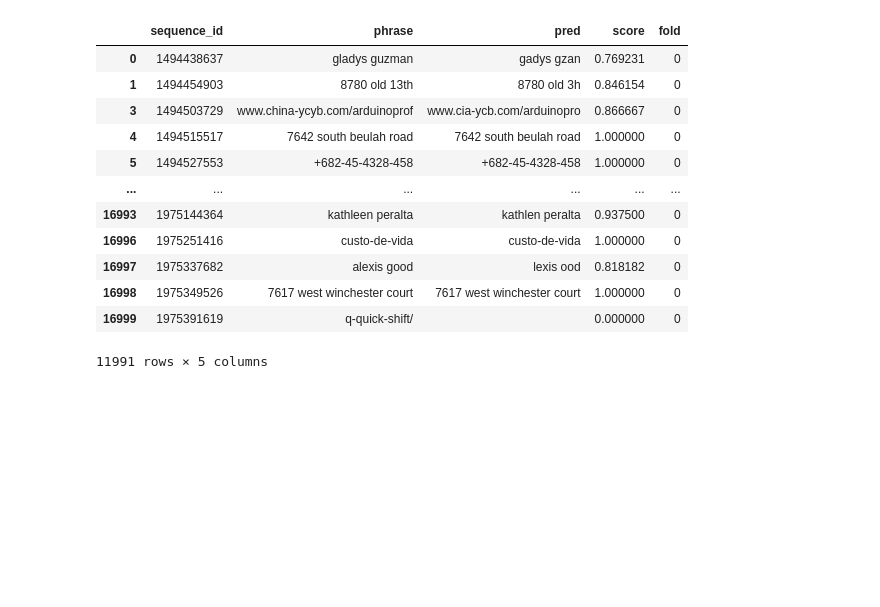
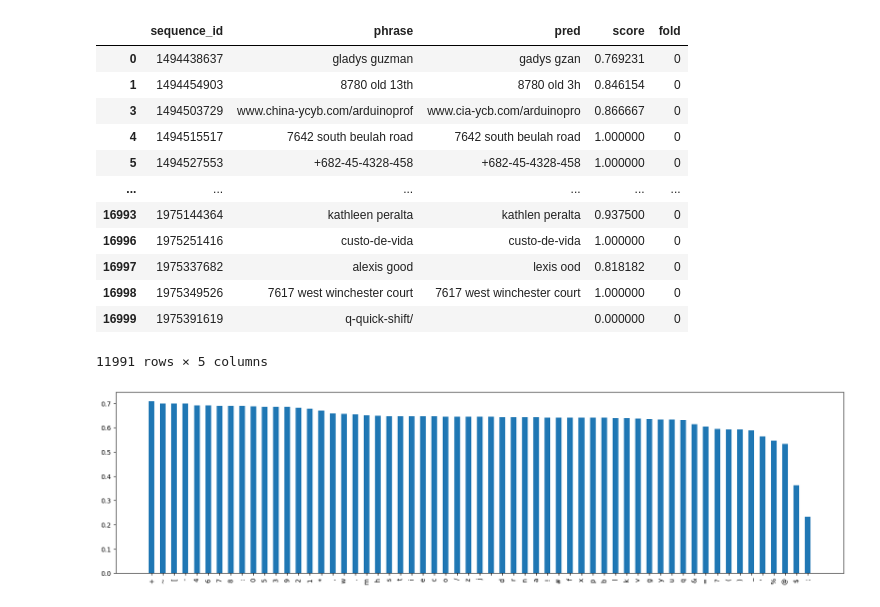
Before and after one commit to Luka-Magic/kaggle_asl2, a Jupyter notebook: exp/exp0007/check_oof.ipynb, the cells around one changed output. Drawn from its saved outputs; the diff is of its cells as text; code cells hidden in the pictures; blank space fills up the shorter version.

```diff
--- a/exp/exp0007/check_oof.ipynb
+++ b/exp/exp0007/check_oof.ipynb
@@ -306,3 +306,39 @@ oof_del_df
 | 16998 | 1975349526 | 7617 west winchester court | 7617 west winchester court | 1.000000 | 0 |
 | 16999 | 1975391619 | q-quick-shift/ |  | 0.000000 | 0 |
 11991 rows × 5 columns
+# %%
+import json
+with open('/Users/nakagawaayato/compe/kaggle/asl2/data/original_data/character_to_prediction_index.json', 'r') as f:
+    char2num = json.load(f)
+# %%
+char_oof_df = oof_df[['sequence_id', 'phrase', 'pred', 'score']]
+char_columns = [f'column_{i}' for i in range(len(char2num))]
+char_oof_df.loc[:, char_columns] = 0
+char_oof_df
+from collections import Counter
+from tqdm.notebook import tqdm
+tqdm.pandas()
+def f(x):
+    char_count = Counter(list(x))
+    count_list = [char_count[char] if char in char_count else 0 for char in char2num.keys()]
+    return count_list
+
+char_oof_df.iloc[:, 4:] = char_oof_df.apply(lambda x:f(x['phrase']), axis=1, result_type='expand')
+char_oof_df.loc[:, char_columns] = char_oof_df[char_columns].astype(int)
+char_df = pd.DataFrame(columns=['char', 'score_mean', 'score_count'])
+char_df['char'] = char2num.keys()
+for char, char_id in char2num.items():
+    char_df.loc[char_id, 'score_mean'] = (char_oof_df[f'column_{char_id}'] * char_oof_df['score']).sum() / char_oof_df[f'column_{char_id}'].sum()
+    # char_df.loc[char_id, 'score_std'] = char_oof_df[f'column_{char_id}'].std()
+    char_df.loc[char_id, 'score_count'] = char_oof_df[f'column_{char_id}'].sum()
+    # print(f'{char}: {score_sum / score_count:.4f}, count: {score_count}')
+
+# plot
+plt.figure(figsize=(20, 5))
+# sort
+char_df = char_df.sort_values('score_mean', ascending=False)
+plt.bar(char_df['char'], char_df['score_mean'], width=0.5)
+plt.xticks(rotation=90)
+plt.show()
+# %% [output]
+[figure, added]
```
Also changed, not shown: parts of 3 cells of this notebook, 4 other files.
